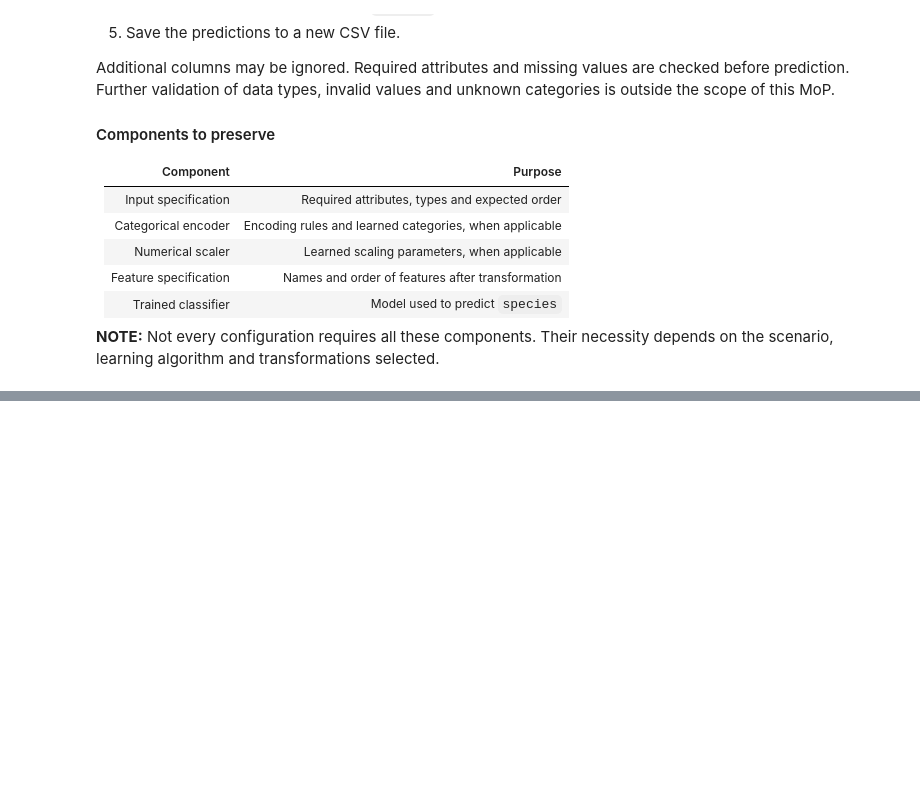
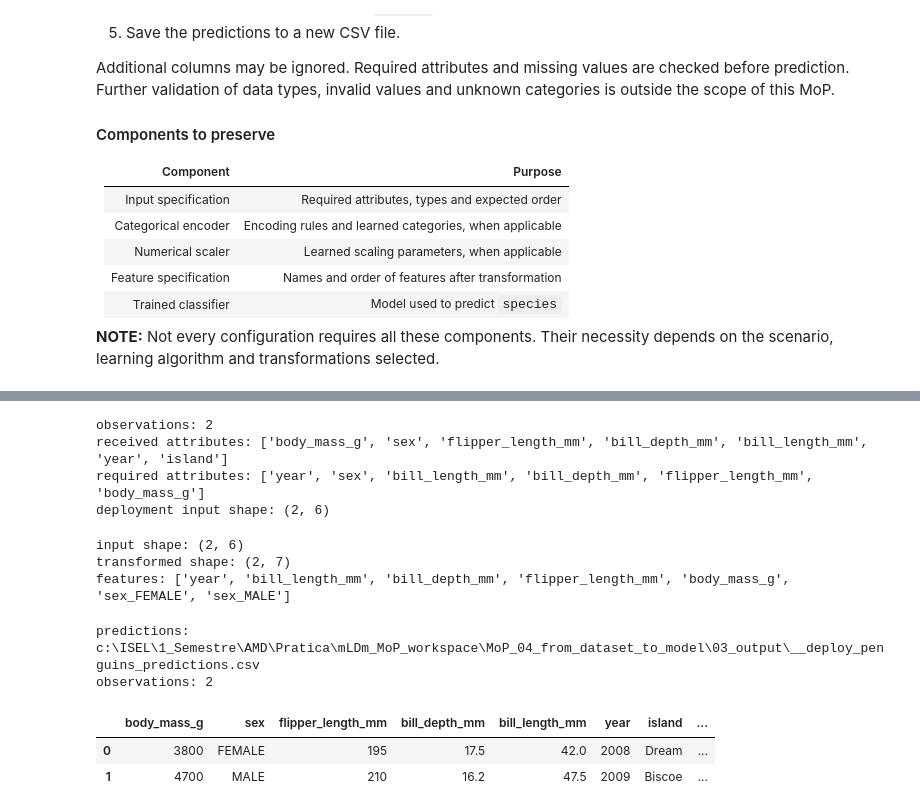
Before and after one commit to jfmalencar/ISEL-MEIC-AMD-2627, a Jupyter notebook: MoP_04_from_dataset_to_model/02_code/03_penguins_selection_deployment.ipynb, the cells around one changed output, grey strips where cells are left out. Drawn from its saved outputs; the diff is of its cells as text; code cells hidden in the pictures; blank space fills up the shorter version.

```diff
--- a/MoP_04_from_dataset_to_model/02_code/03_penguins_selection_deployment.ipynb
+++ b/MoP_04_from_dataset_to_model/02_code/03_penguins_selection_deployment.ipynb
@@ -234,17 +258,17 @@ data = pd.read_csv( DATA_PATH )
 
 # load the fitted feature transformer from notebook 01
 TRANSFORMER_PATH = Path( DATA_PATH ).with_suffix( ".joblib" )
-# TODO | load the saved feature transformer
-transformer = joblib.load( ...
+# load the saved feature transformer
+transformer = joblib.load( TRANSFORMER_PATH )
 
 # recover original input attributes and expected feature representation
 input_attributes = transformer.feature_names_in_.tolist()
 output_features = transformer.get_feature_names_out().tolist()
 
 # separate features, target and observation identifier
-# TODO | extract modelling features and target values
-X = ...
-y = ...
+# extract modelling features and target values
+X = data.drop( columns=[ "ID", "species" ] )
+y = data[ "species" ]
 
 # preserve the feature names and their order
 feature_names = X.columns.tolist()
@@ -347,8 +389,8 @@ import joblib
 
 # load the feature transformer and the trained classifier
 deploy_transformer = joblib.load( TRANSFORMER_PATH )
-# TODO | load the trained classifier saved for deployment
-deploy_classifier = joblib.load( ... )
+# load the trained classifier saved for deployment
+deploy_classifier = joblib.load( MODEL_PATH )
 
 # load the scaler, when applicable
 deploy_scaler = None
@@ -399,8 +450,8 @@ print( "available attributes:", data_new.columns.tolist() )
 data_new = pd.read_csv( PATH_DATA_NEW )
 
 # recover the required attributes from the saved transformer
-# TODO | recover the expected input attributes from the saved transformer
-attr_required = deploy_transformer. ...
+# recover the expected input attributes from the saved transformer
+attr_required = deploy_transformer.feature_names_in_.tolist()
 
 # validate required attributes
 attr_missing = [
@@ -410,8 +461,8 @@ attr_missing = [
 assert not attr_missing, f"PTS | missing input attributes: {attr_missing}"
 
 # select and order the required attributes
-# TODO | select the required attributes in the order expected by the transformer
-X_new_raw = data_new[ ... ].copy()
+# select the required attributes in the order expected by the transformer
+X_new_raw = data_new[ attr_required ].copy()
 
 # validate missing values
 assert not X_new_raw.isna().any().any(), \
@@ -426,20 +477,25 @@ print( "deployment input shape:", X_new_raw.shape )
 # observations: 2
 # deployment input shape: (2, number of required attributes)
 # for scenario B: (2, 6)
+# %% [output]
+observations: 2
+received attributes: ['body_mass_g', 'sex', 'flipper_length_mm', 'bill_depth_mm', 'bill_length_mm', 'year', 'island']
+required attributes: ['year', 'sex', 'bill_length_mm', 'bill_depth_mm', 'flipper_length_mm', 'body_mass_g']
+deployment input shape: (2, 6)
 # %%
 # ------------------------------------------------------------
 # transform new observations for prediction
 # ------------------------------------------------------------
 
 # apply the saved feature representation (including OHE)
-# TODO | apply the saved feature transformer to the new observations
-values = deploy_transformer.transform( ... )
+# apply the saved feature transformer to the new observations
+values = deploy_transformer.transform( X_new_raw )
 X_new = pd.DataFrame( data=values, columns=deploy_features, index=X_new_raw.index )
 
 # apply the saved scaling parameters, when applicable
 if deploy_scaler is not None:
-  # TODO | apply the saved scaler to the transformed features
-  values = deploy_scaler.transform( ... )
+  # apply the saved scaler to the transformed features
+  values = deploy_scaler.transform( X_new )
   X_new = pd.DataFrame( data=values, columns=deploy_features, index=X_new_raw.index )
 
 print( "input shape:", X_new_raw.shape )
@@ -452,34 +508,44 @@ print( "features:", X_new.columns.tolist() )
 # transformed shape: (2, number of model features)
 # for scenario B: input (2, 6), transformed (2, 7)
 # features: depends on the selected scenario
+# %% [output]
+input shape: (2, 6)
+transformed shape: (2, 7)
+features: ['year', 'bill_length_mm', 'bill_depth_mm', 'flipper_length_mm', 'body_mass_g', 'sex_FEMALE', 'sex_MALE']
 # %%
 # ------------------------------------------------------------
 # predict species for new observations
 # ------------------------------------------------------------
 
 # predict using the saved classifier
-# TODO | predict species using the transformed features
-y_pred_new = deploy_classifier.predict( ... )
+# predict species using the transformed features
+y_pred_new = deploy_classifier.predict( X_new )
 
 # associate predictions with the received observations
 predictions = data_new.copy()
-# TODO | add the predicted species to the original observations
-predictions[ "predicted_species" ] = ...
+# add the predicted species to the original observations
+predictions[ "predicted_species" ] = y_pred_new
 
 # save predictions to a CSV file
 PREDICTIONS_PATH = OUTPUT / "__deploy_penguins_predictions.csv"
 predictions.to_csv( PREDICTIONS_PATH, index=False )
 
 print( "predictions:", PREDICTIONS_PATH )
 print( "observations:", len( predictions ) )
 
 display( predictions )
 
 # expected output (partial):
 # observations: 2
 # the resulting table contains all original attributes
 # plus the column "predicted_species"
 # the values of "predicted_species" may depend on the selected configuration
+# %% [output]
+predictions: c:\ISEL\1_Semestre\AMD\Pratica\mLDm_MoP_workspace\MoP_04_from_dataset_to_model\03_output\__deploy_penguins_predictions.csv
+observations: 2
+|  | body_mass_g | sex | flipper_length_mm | bill_depth_mm | bill_length_mm | year | island | ... |
+| 0 | 3800 | FEMALE | 195 | 17.5 | 42.0 | 2008 | Dream | ... |
+| 1 | 4700 | MALE | 210 | 16.2 | 47.5 | 2009 | Biscoe | ... |
 # %%
 # ------------------------------------------------------------
 # final deployment checkpoint
```
Also changed, not shown: parts of 10 cells of this notebook, 6 other files.
